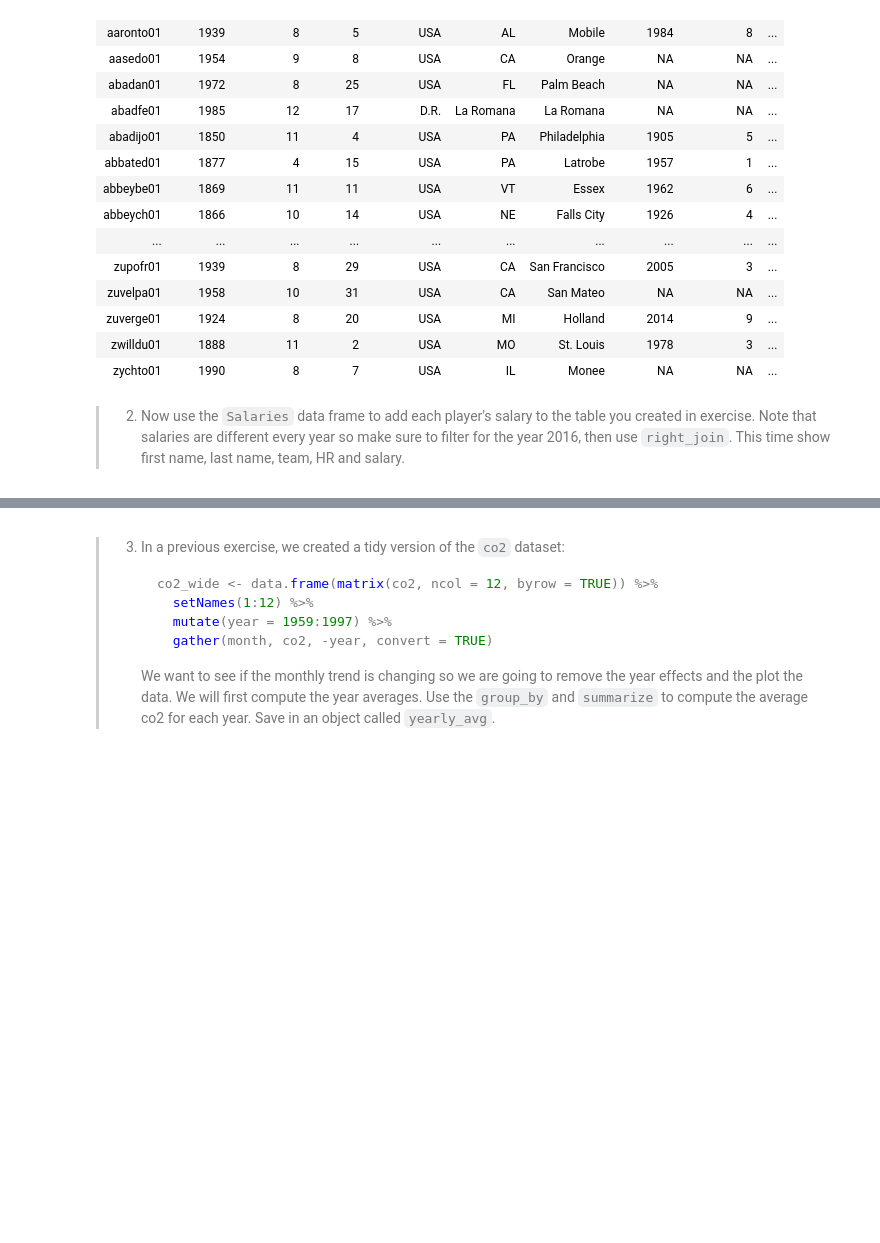
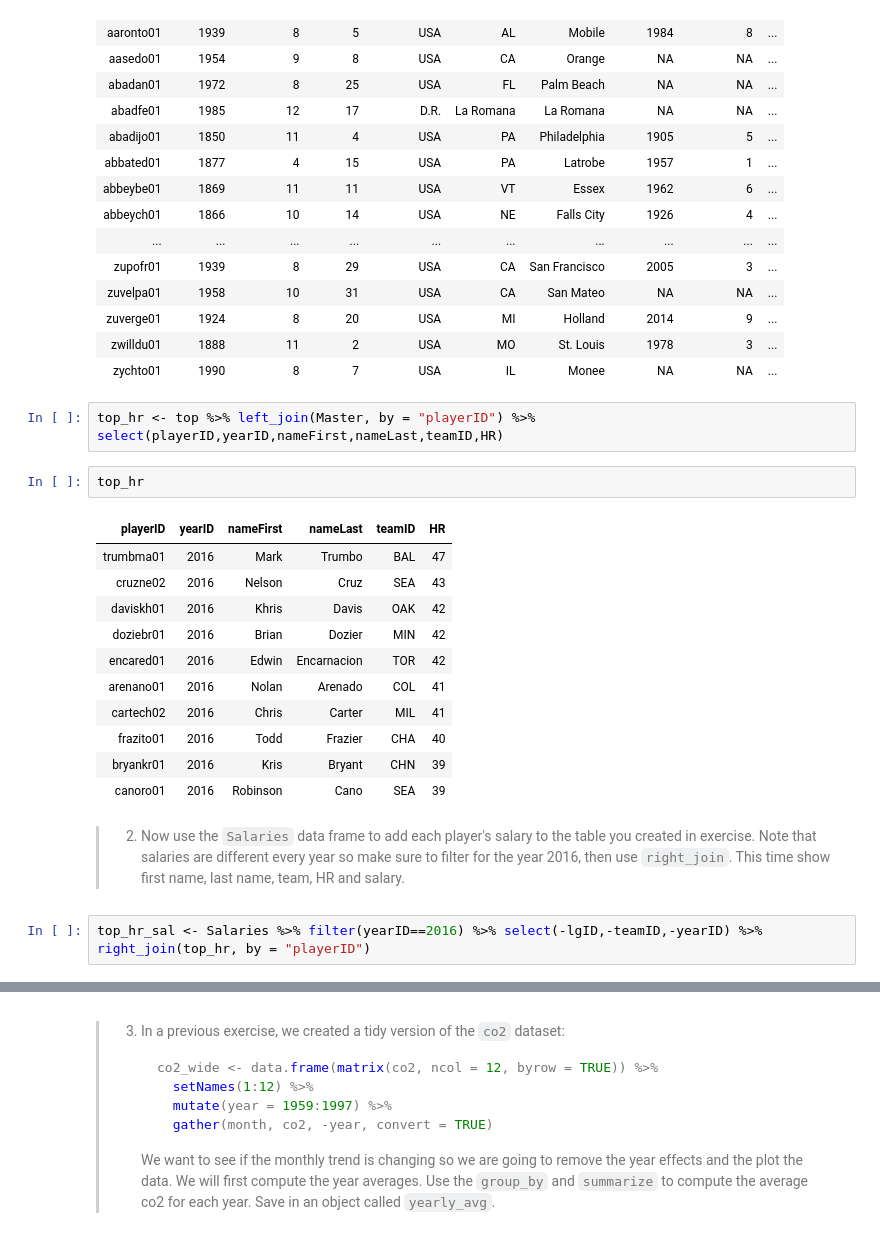
Before and after one commit to mldwr/dsbook_exercises, a Jupyter notebook: ex_37_combining_tables.ipynb, the cells around one changed output, grey strips where cells are left out. Cells and saved outputs as stored; diff of their text form; blank space fills up the shorter version.

```diff
--- a/ex_37_combining_tables.ipynb
+++ b/ex_37_combining_tables.ipynb
@@ -117,5 +117,23 @@ Master %>% as.tibble()
 | zuverge01 | 1924 | 8 | 20 | USA | MI | Holland | 2014 | 9 | ... |
 | zwilldu01 | 1888 | 11 | 2 | USA | MO | St. Louis | 1978 | 3 | ... |
 | zychto01 | 1990 | 8 | 7 | USA | IL | Monee | NA | NA | ... |
+# %%
+top_hr <- top %>% left_join(Master, by = "playerID") %>% select(playerID,yearID,nameFirst,nameLast,teamID,HR)
+# %%
+top_hr
+# %% [output]
+| playerID | yearID | nameFirst | nameLast | teamID | HR |
+| trumbma01 | 2016 | Mark | Trumbo | BAL | 47 |
+| cruzne02 | 2016 | Nelson | Cruz | SEA | 43 |
+| daviskh01 | 2016 | Khris | Davis | OAK | 42 |
+| doziebr01 | 2016 | Brian | Dozier | MIN | 42 |
+| encared01 | 2016 | Edwin | Encarnacion | TOR | 42 |
+| arenano01 | 2016 | Nolan | Arenado | COL | 41 |
+| cartech02 | 2016 | Chris | Carter | MIL | 41 |
+| frazito01 | 2016 | Todd | Frazier | CHA | 40 |
+| bryankr01 | 2016 | Kris | Bryant | CHN | 39 |
+| canoro01 | 2016 | Robinson | Cano | SEA | 39 |
 # %% [markdown]
 >2. Now use the `Salaries` data frame to add each player's salary to the table you created in exercise. Note that salaries are different every year so make sure to filter for the year 2016, then use `right_join`. This time show first name, last name, team, HR and salary.
+# %%
+top_hr_sal <- Salaries %>% filter(yearID==2016) %>% select(-lgID,-teamID,-yearID) %>% right_join(top_hr, by = "playerID")
```
Also changed, not shown: parts of 6 cells of this notebook, 2 other files.
